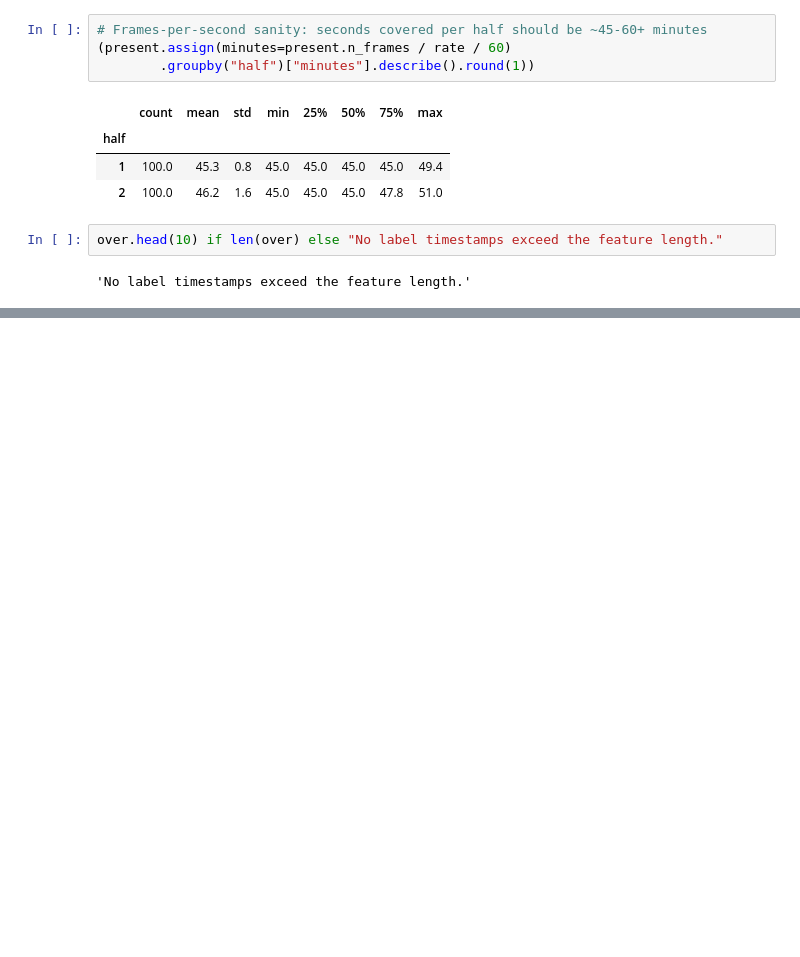
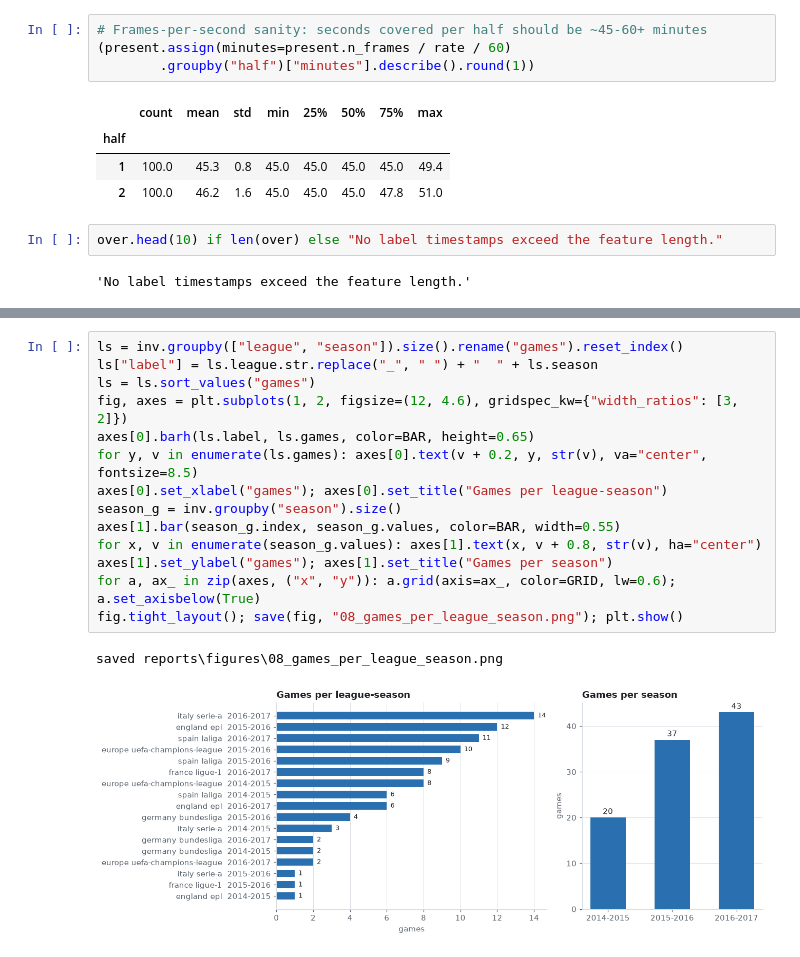
Before and after one commit to kelly24-bit/ComputerVision_Final, a Jupyter notebook: notebooks/eda.ipynb, the cells around one changed output, grey strips where cells are left out. Saved outputs shown, nothing was run; the diff lists cells and outputs as text; blank space fills up the shorter version.

```diff
--- a/notebooks/eda.ipynb
+++ b/notebooks/eda.ipynb
@@ -302,0 +433,17 @@ Data-quality flags: {'exact duplicate annotations': 7}
+# %%
+ls = inv.groupby(["league", "season"]).size().rename("games").reset_index()
+ls["label"] = ls.league.str.replace("_", " ") + "  " + ls.season
+ls = ls.sort_values("games")
+fig, axes = plt.subplots(1, 2, figsize=(12, 4.6), gridspec_kw={"width_ratios": [3, 2]})
+axes[0].barh(ls.label, ls.games, color=BAR, height=0.65)
+for y, v in enumerate(ls.games): axes[0].text(v + 0.2, y, str(v), va="center", fontsize=8.5)
+axes[0].set_xlabel("games"); axes[0].set_title("Games per league-season")
+season_g = inv.groupby("season").size()
+axes[1].bar(season_g.index, season_g.values, color=BAR, width=0.55)
+for x, v in enumerate(season_g.values): axes[1].text(x, v + 0.8, str(v), ha="center")
+axes[1].set_ylabel("games"); axes[1].set_title("Games per season")
+for a, ax_ in zip(axes, ("x", "y")): a.grid(axis=ax_, color=GRID, lw=0.6); a.set_axisbelow(True)
+fig.tight_layout(); save(fig, "08_games_per_league_season.png"); plt.show()
+# %% [output]
+saved reports\figures\08_games_per_league_season.png
+[figure, added]
```
Also changed, not shown: parts of 13 cells of this notebook, 5 other files.
